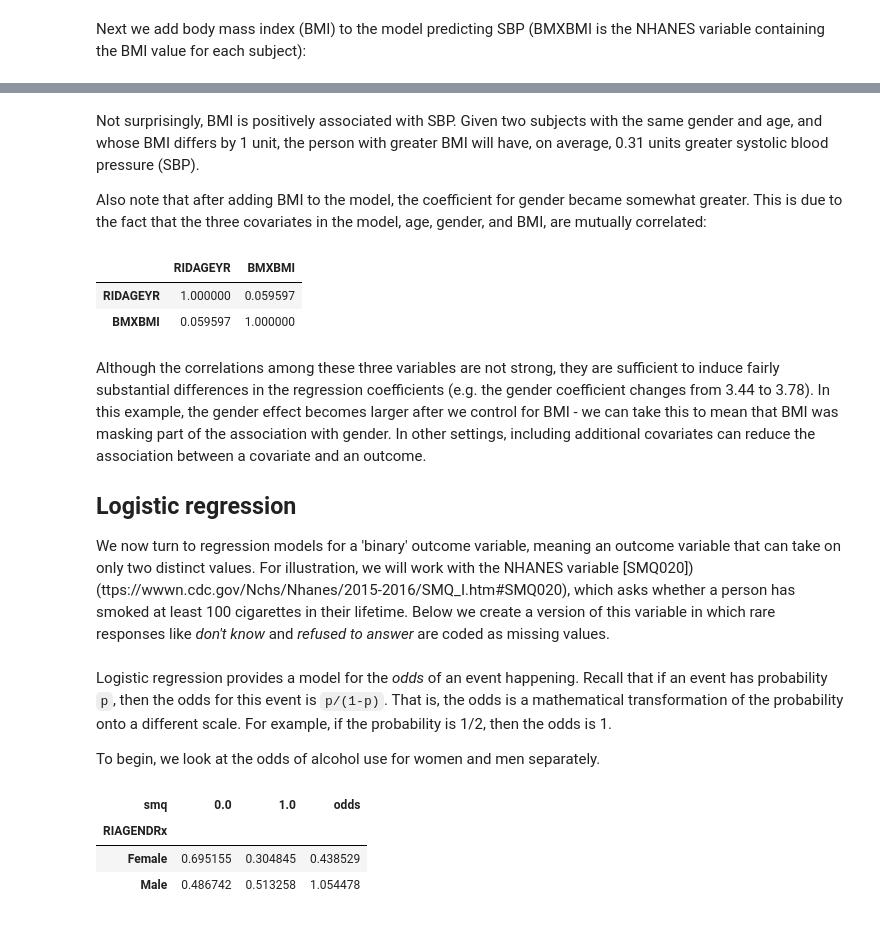
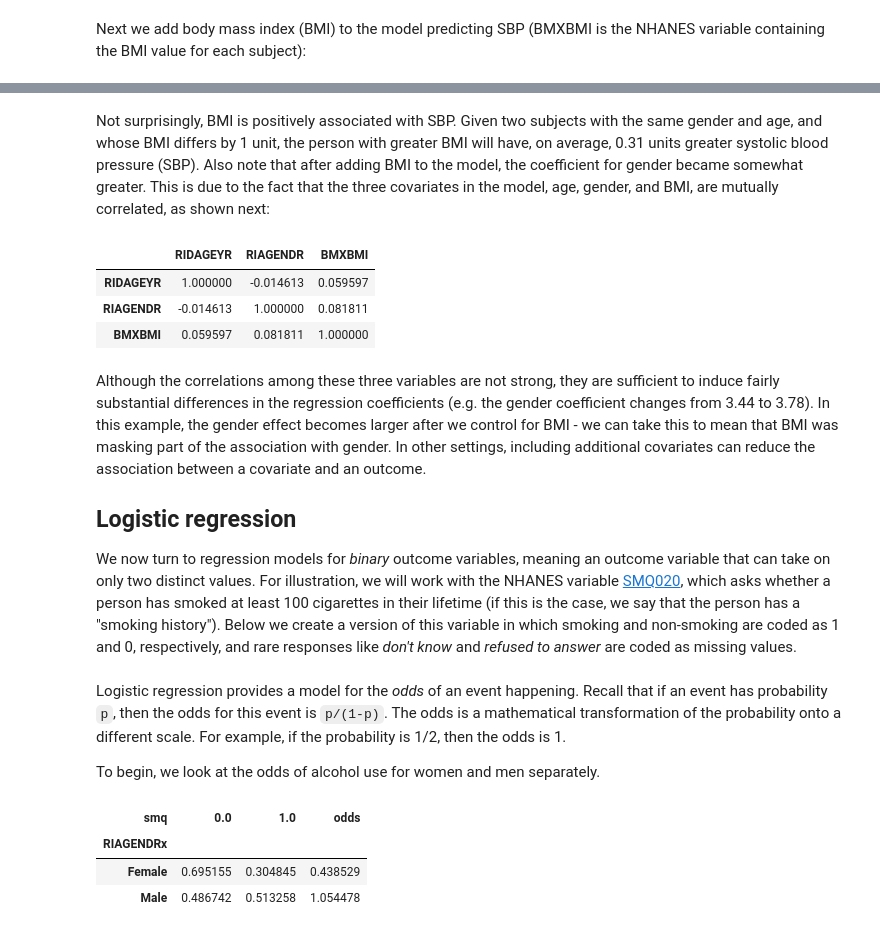
Before and after one commit to kshedden/statswpy_temp, a Jupyter notebook: week2.ipynb, the cells around one changed output, grey strips where cells are left out. Drawn from its saved outputs; the diff is of its cells as text; code cells hidden in the pictures.

```diff
--- a/week2.ipynb
+++ b/week2.ipynb
@@ -234,47 +252,47 @@ Warnings:
 [1] Standard Errors assume that the covariance matrix of the errors is correctly specified.
 # %% [markdown]
 Not surprisingly, BMI is positively associated with SBP.  Given two
-subjects with the same gender and age, and whose BMI differs by 1 unit,
-the person with greater BMI will have, on average, 0.31 units greater
-systolic blood pressure (SBP).
-
-Also note that after adding BMI to the model, the coefficient for
-gender became somewhat greater.  This is due to the fact that the
-three covariates in the model, age, gender, and BMI, are mutually
-correlated:
+subjects with the same gender and age, and whose BMI differs by 1
+unit, the person with greater BMI will have, on average, 0.31 units
+greater systolic blood pressure (SBP).  Also note that after adding
+BMI to the model, the coefficient for gender became somewhat greater.
+This is due to the fact that the three covariates in the model, age,
+gender, and BMI, are mutually correlated, as shown next:
 # %%
-da[["RIDAGEYR", "RIAGENDRx", "BMXBMI"]].corr()
+da[["RIDAGEYR", "RIAGENDR", "BMXBMI"]].corr()
 # %% [output]
-|  | RIDAGEYR | BMXBMI |
-| RIDAGEYR | 1.000000 | 0.059597 |
-| BMXBMI | 0.059597 | 1.000000 |
+|  | RIDAGEYR | RIAGENDR | BMXBMI |
+| RIDAGEYR | 1.000000 | -0.014613 | 0.059597 |
+| RIAGENDR | -0.014613 | 1.000000 | 0.081811 |
+| BMXBMI | 0.059597 | 0.081811 | 1.000000 |
 # %% [markdown]
 Although the correlations among these three variables are not strong,
 they are sufficient to induce fairly substantial differences in the
-regression coefficients (e.g. the gender coefficient changes from 3.44 to 3.78).
-In this example,
-the gender effect becomes larger after we control for BMI - we can take
-this to mean that
-BMI was masking part of the association with gender.  In other
-settings, including additional covariates can reduce the association
-between a covariate and an outcome.
+regression coefficients (e.g. the gender coefficient changes from 3.44
+to 3.78).  In this example, the gender effect becomes larger after we
+control for BMI - we can take this to mean that BMI was masking part
+of the association with gender.  In other settings, including
+additional covariates can reduce the association between a covariate
+and an outcome.
 
 ## Logistic regression
 
-We now turn to regression models for a 'binary' outcome variable,
+We now turn to regression models for *binary* outcome variables,
 meaning an outcome variable that can take on only two distinct values.
 For illustration, we will work with the NHANES variable
-[SMQ020])(ttps://wwwn.cdc.gov/Nchs/Nhanes/2015-2016/SMQ_I.htm#SMQ020),
+[SMQ020](https://wwwn.cdc.gov/Nchs/Nhanes/2015-2016/SMQ_I.htm#SMQ020),
 which asks whether a person has smoked at least 100 cigarettes in
-their lifetime.  Below we create a version of this variable in which
+their lifetime (if this is the case, we say that the person has a
+"smoking history").  Below we create a version of this variable in
+which smoking and non-smoking are coded as 1 and 0, respectively, and
 rare responses like *don't know* and *refused to answer* are coded as
 missing values.
 # %%
 da["smq"] = da.SMQ020.replace({2: 0, 7: np.nan, 9: np.nan})
 # %% [markdown]
-Logistic regression provides a model for the *odds* of an event happening.
-Recall that if an event has probability `p`, then the odds for
-this event is `p/(1-p)`.  That is, the odds is a mathematical
+Logistic regression provides a model for the *odds* of an event
+happening.  Recall that if an event has probability `p`, then the odds
+for this event is `p/(1-p)`.  The odds is a mathematical
 transformation of the probability onto a different scale.  For
 example, if the probability is 1/2, then the odds is 1.
 
```
Also changed, not shown: parts of 21 cells of this notebook.
